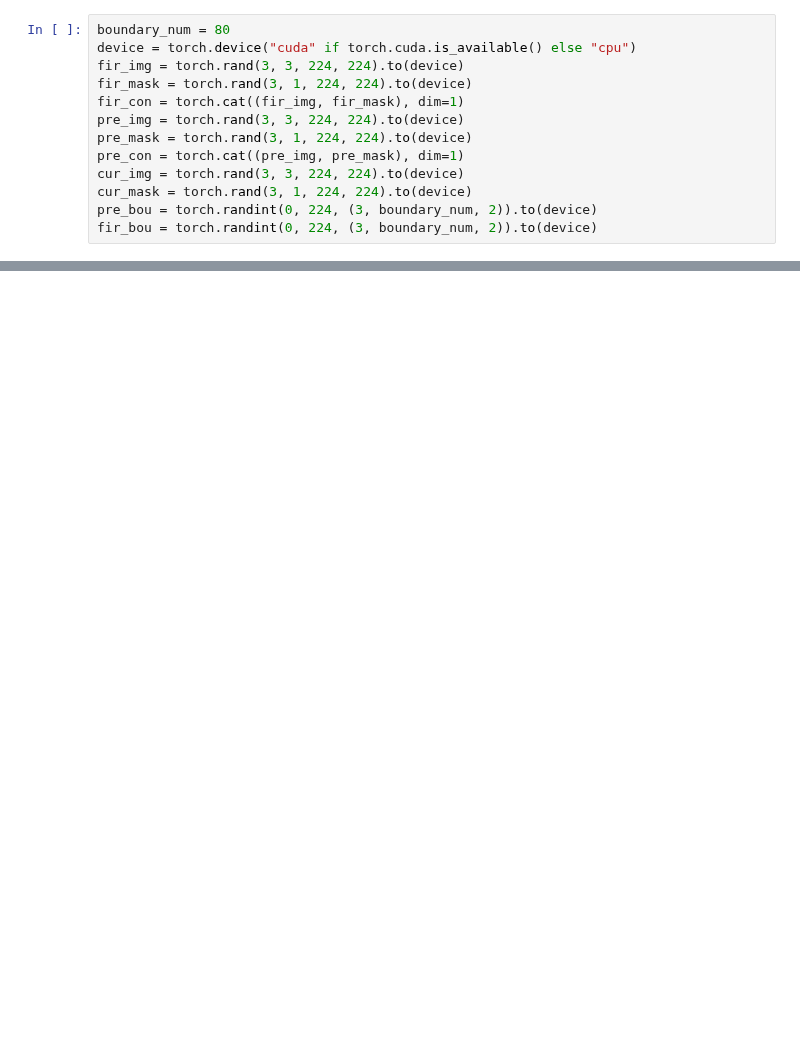
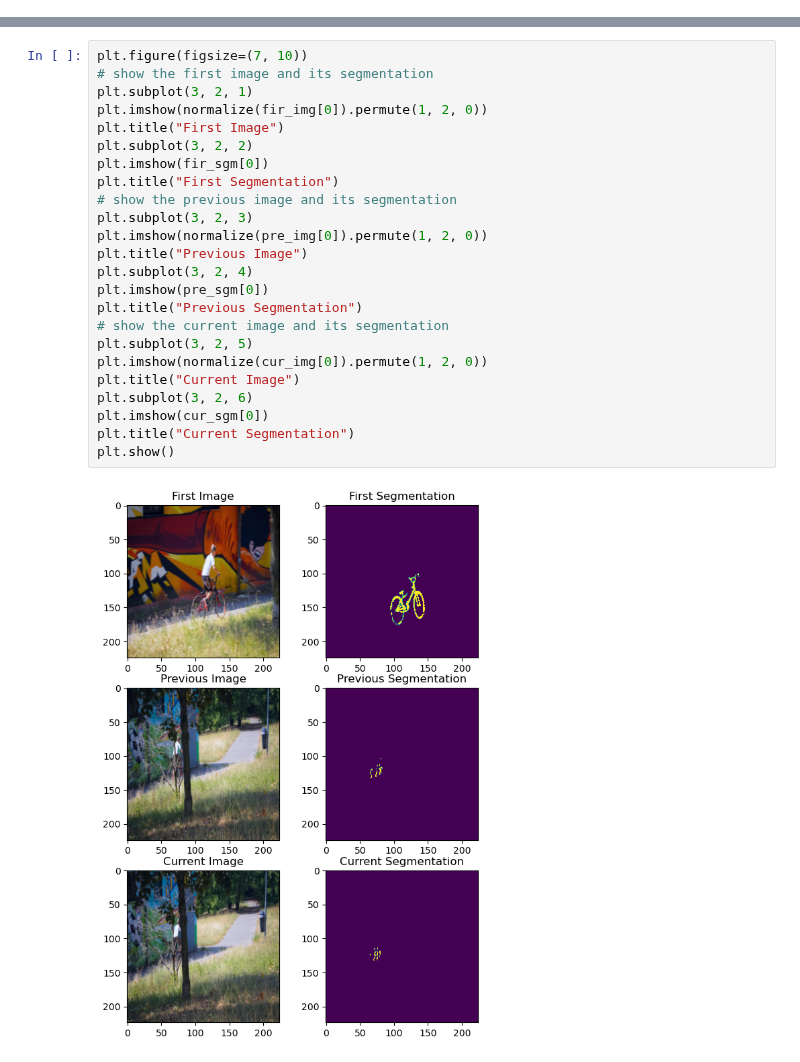
Before and after one commit to wcbup/VOS_boundary_tracking, a Jupyter notebook: model.ipynb, the cells around one changed output, grey strips where cells are left out. Drawn from its saved outputs; the diff is of its cells as text; blank space fills up the shorter version.

```diff
--- a/model.ipynb
+++ b/model.ipynb
@@ -46,13 +0,0 @@ Sequential(
-# %%
-boundary_num = 80
-device = torch.device("cuda" if torch.cuda.is_available() else "cpu")
-fir_img = torch.rand(3, 3, 224, 224).to(device)
-fir_mask = torch.rand(3, 1, 224, 224).to(device)
-fir_con = torch.cat((fir_img, fir_mask), dim=1)
-pre_img = torch.rand(3, 3, 224, 224).to(device)
-pre_mask = torch.rand(3, 1, 224, 224).to(device)
-pre_con = torch.cat((pre_img, pre_mask), dim=1)
-cur_img = torch.rand(3, 3, 224, 224).to(device)
-cur_mask = torch.rand(3, 1, 224, 224).to(device)
-pre_bou = torch.randint(0, 224, (3, boundary_num, 2)).to(device)
-fir_bou = torch.randint(0, 224, (3, boundary_num, 2)).to(device)
@@ -304,0 +56,26 @@ Time: 0.052976131439208984
+# %%
+plt.figure(figsize=(7, 10))
+# show the first image and its segmentation
+plt.subplot(3, 2, 1)
+plt.imshow(normalize(fir_img[0]).permute(1, 2, 0))
+plt.title("First Image")
+plt.subplot(3, 2, 2)
+plt.imshow(fir_sgm[0])
+plt.title("First Segmentation")
+# show the previous image and its segmentation
+plt.subplot(3, 2, 3)
+plt.imshow(normalize(pre_img[0]).permute(1, 2, 0))
+plt.title("Previous Image")
+plt.subplot(3, 2, 4)
+plt.imshow(pre_sgm[0])
+plt.title("Previous Segmentation")
+# show the current image and its segmentation
+plt.subplot(3, 2, 5)
+plt.imshow(normalize(cur_img[0]).permute(1, 2, 0))
+plt.title("Current Image")
+plt.subplot(3, 2, 6)
+plt.imshow(cur_sgm[0])
+plt.title("Current Segmentation")
+plt.show()
+# %% [output]
+[figure, added]
```
Also changed, not shown: parts of 40 cells of this notebook, 8 other files.
